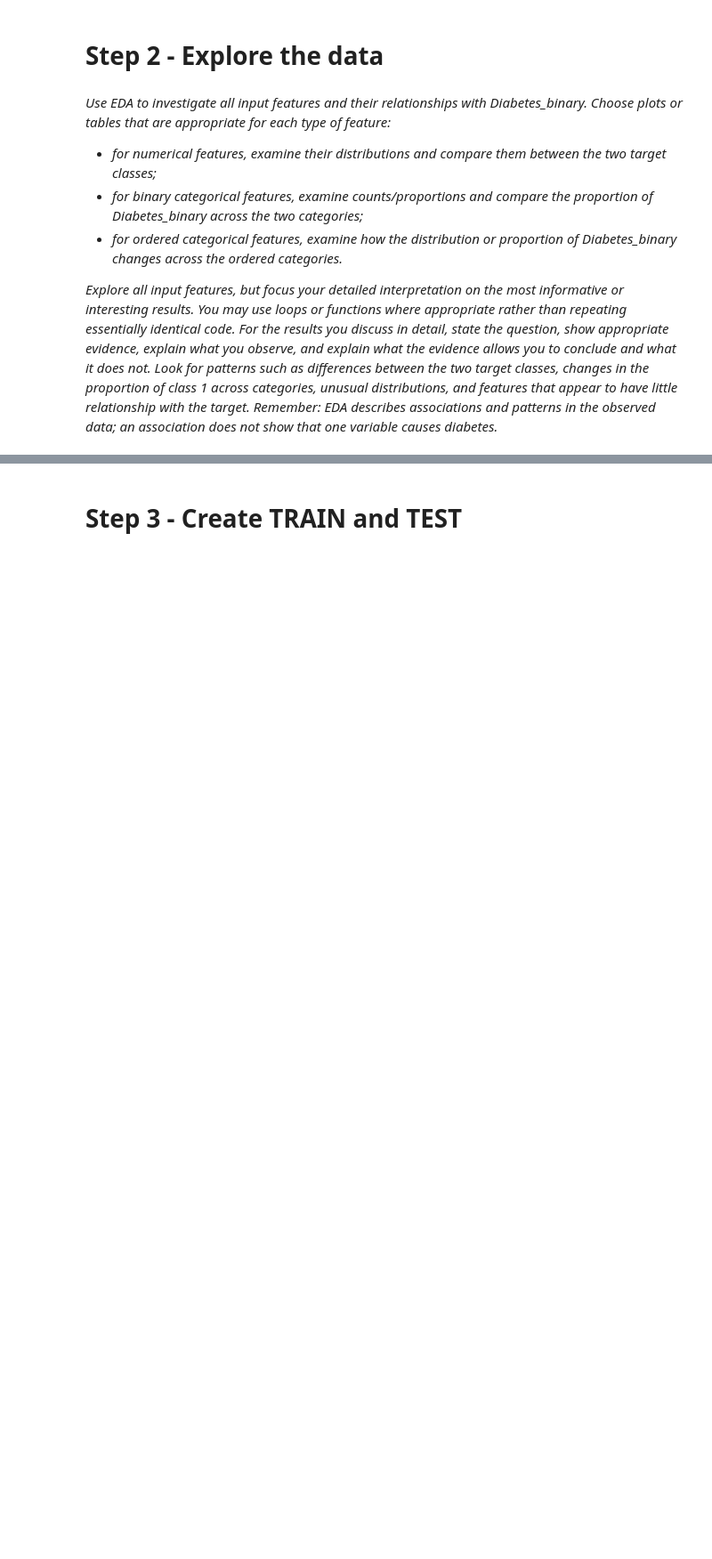
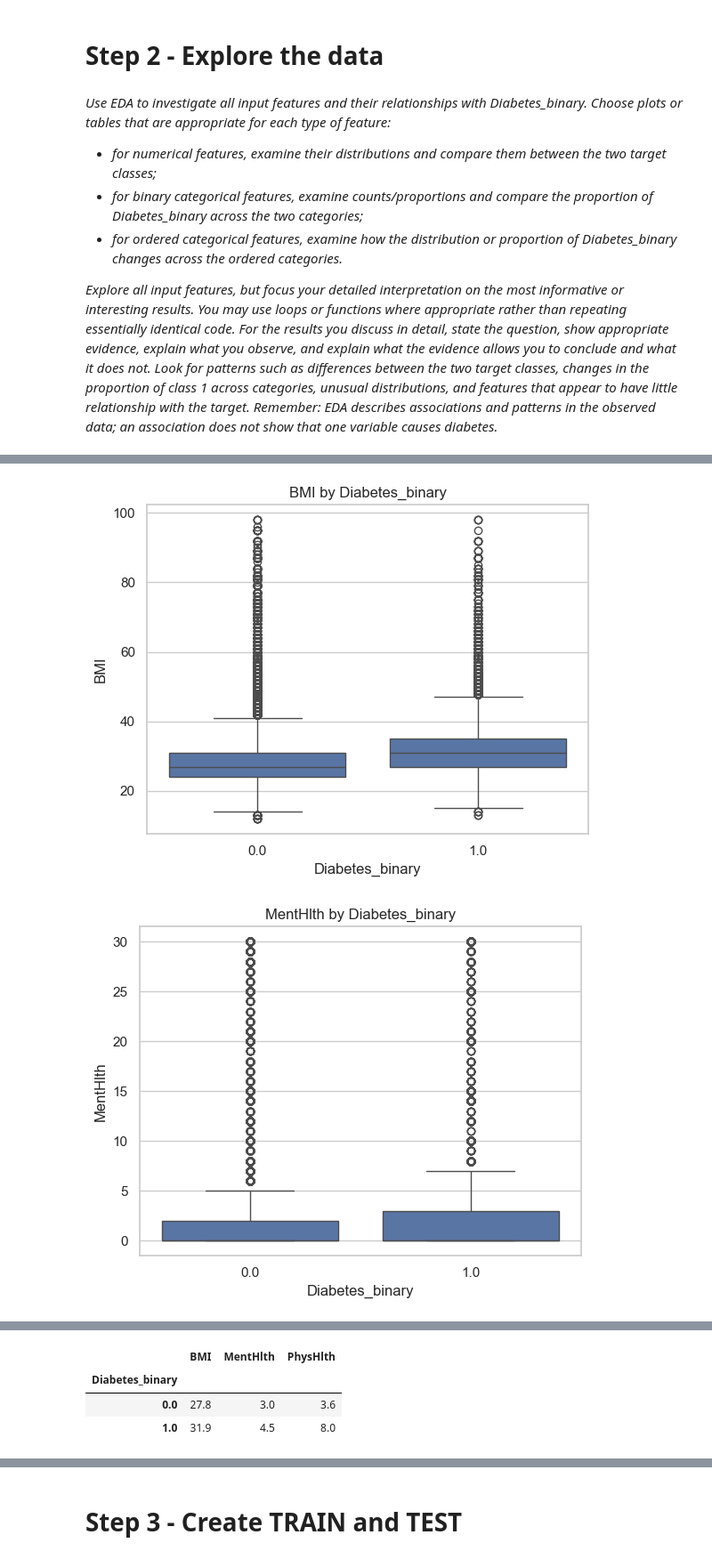
Before and after one commit to kacfen/IE500618_Assignment2, a Jupyter notebook: notebooks/julianne.ipynb, the cells around one changed output, grey strips where cells are left out. Shown at 89% size. Drawn from its saved outputs; the diff is of its cells as text; code cells hidden in the pictures; blank space fills up the shorter version.

```diff
--- a/notebooks/julianne.ipynb
+++ b/notebooks/julianne.ipynb
@@ -3,6 +13,16 @@
 import pandas as pd
 import matplotlib.pyplot as plt
 import seaborn as sns
+from sklearn.model_selection import train_test_split
+from sklearn.compose import ColumnTransformer
+from sklearn.preprocessing import StandardScaler
+from sklearn.pipeline import Pipeline
+from sklearn.linear_model import LogisticRegression
+from sklearn.metrics import confusion_matrix, ConfusionMatrixDisplay, accuracy_score, precision_score, recall_score, f1_score
+
+
+sns.set_theme(style="whitegrid")
+pd.set_option("display.max_columns", 100)
 # %%
 # reading csv file, saving in variable 'df'
 df = pd.read_csv('../data/diabetes_binary_classification_data.csv')
@@ -83 +112,7 @@ The feature ''Age'' is an ordinal categorical variable type. It describes a pers
+# %%
+binary = ["HighBP", "HighChol", "CholCheck", "Smoker", "Stroke", "HeartDiseaseorAttack",
+          "PhysActivity", "Fruits", "Veggies", "HvyAlcoholConsump", "AnyHealthcare",
+          "NoDocbcCost", "DiffWalk", "Sex"]
+numerical = ["BMI", "MentHlth", "PhysHlth"]
+ordinal = ["GenHlth", "Age", "Education", "Income"]
 # %% [markdown]
@@ -84,0 +122,10 @@ The feature ''Age'' is an ordinal categorical variable type. It describes a pers
+# %%
+for col in numerical:
+    sns.boxplot(x="Diabetes_binary", y=col, data=df)
+    plt.title(f"{col} by Diabetes_binary")
+    plt.show()
+
+df.groupby("Diabetes_binary")[numerical].mean().round(1)
+# %% [output]
+[figure, added]
+[figure, added]
@@ -84,0 +133,4 @@ The feature ''Age'' is an ordinal categorical variable type. It describes a pers
+|  | BMI | MentHlth | PhysHlth |
+| Diabetes_binary |  |  |  |
+| 0.0 | 27.8 | 3.0 | 3.6 |
+| 1.0 | 31.9 | 4.5 | 8.0 |
```
Also changed, not shown: parts of 39 cells of this notebook.
